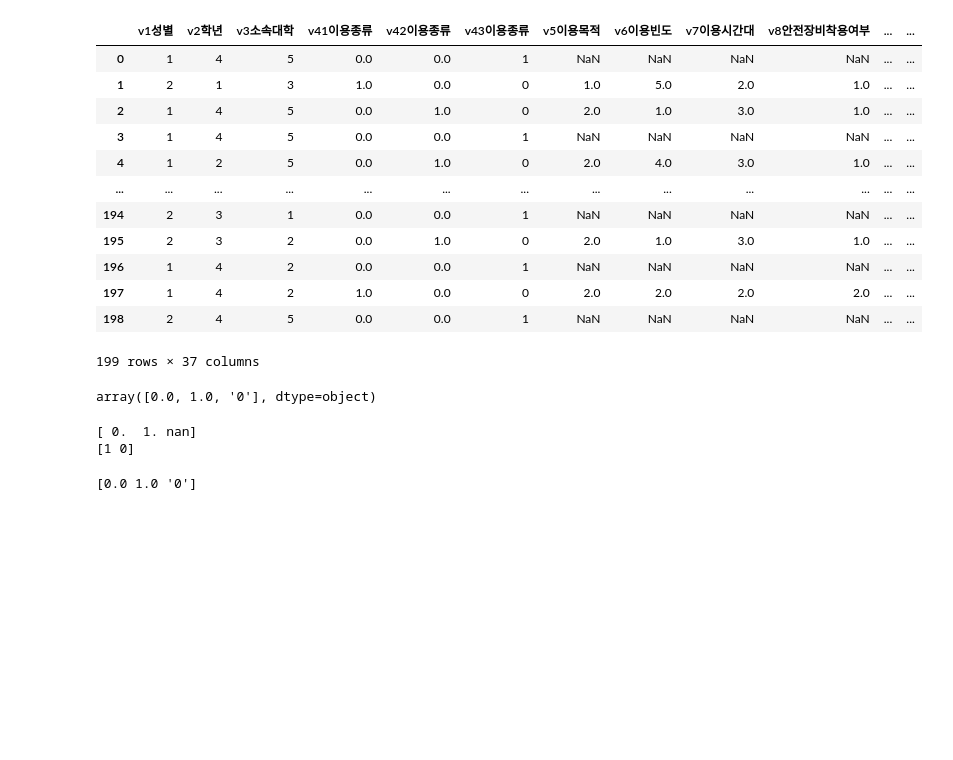
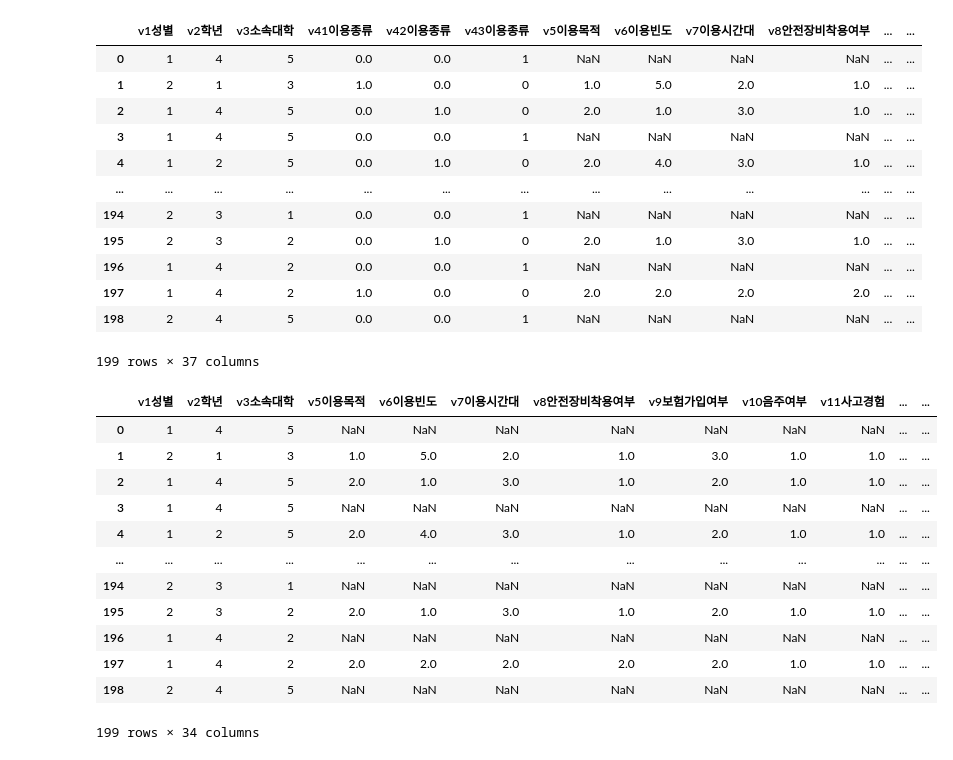
Before and after one commit to sharppink/pandas_visualization, a Jupyter notebook: project_anyang.ipynb, the cells around one changed output. Drawn from its saved outputs; the diff is of its cells as text; code cells hidden in the pictures; blank space fills up the shorter version.

```diff
--- a/project_anyang.ipynb
+++ b/project_anyang.ipynb
@@ -35,18 +35,29 @@ data
 | 198 | 2 | 4 | 5 | 0.0 | 0.0 | 1 | NaN | NaN | NaN | NaN | ... | ... |
 199 rows × 37 columns
 # %%
-data['v41이용종류'] = data['v41이용종류'].fillna('0')
-data['v41이용종류'].unique()
+def v4(row):
+    if row['v41이용종류'] ==1.0 :
+        return 1
+    if row['v42이용종류'] ==1.0 :
+        return 2
+    if row['v43이용종류'] ==1.0 :
+        return 3
-# %% [output]
-array([0.0, 1.0, '0'], dtype=object)
+# %%
+data['v4이용종류'] = data.apply(v4, axis=1)
 # %%
-print(data['v42이용종류'].unique())
-print(data['v43이용종류'].unique())
+data.drop(columns=['v41이용종류','v42이용종류','v43이용종류'], inplace=True)
+data
 # %% [output]
+|  | v1성별 | v2학년 | v3소속대학 | v5이용목적 | v6이용빈도 | v7이용시간대 | v8안전장비착용여부 | v9보험가입여부 | v10음주여부 | v11사고경험 | ... | ... |
+| 0 | 1 | 4 | 5 | NaN | NaN | NaN | NaN | NaN | NaN | NaN | ... | ... |
+| 1 | 2 | 1 | 3 | 1.0 | 5.0 | 2.0 | 1.0 | 3.0 | 1.0 | 1.0 | ... | ... |
+| 2 | 1 | 4 | 5 | 2.0 | 1.0 | 3.0 | 1.0 | 2.0 | 1.0 | 1.0 | ... | ... |
+| 3 | 1 | 4 | 5 | NaN | NaN | NaN | NaN | NaN | NaN | NaN | ... | ... |
+| 4 | 1 | 2 | 5 | 2.0 | 4.0 | 3.0 | 1.0 | 2.0 | 1.0 | 1.0 | ... | ... |
+| ... | ... | ... | ... | ... | ... | ... | ... | ... | ... | ... | ... | ... |
+| 194 | 2 | 3 | 1 | NaN | NaN | NaN | NaN | NaN | NaN | NaN | ... | ... |
+| 195 | 2 | 3 | 2 | 2.0 | 1.0 | 3.0 | 1.0 | 2.0 | 1.0 | 1.0 | ... | ... |
+| 196 | 1 | 4 | 2 | NaN | NaN | NaN | NaN | NaN | NaN | NaN | ... | ... |
+| 197 | 1 | 4 | 2 | 2.0 | 2.0 | 2.0 | 2.0 | 2.0 | 1.0 | 1.0 | ... | ... |
+| 198 | 2 | 4 | 5 | NaN | NaN | NaN | NaN | NaN | NaN | NaN | ... | ... |
-[ 0.  1. nan]
-[1 0]
+199 rows × 34 columns
-# %%
-data['v42이용종류'] = data['v42이용종류'].fillna('0')
-print(data['v42이용종류'].unique())
-# %% [output]
-[0.0 1.0 '0']
```
Also changed, not shown: parts of 1 cell of this notebook.
